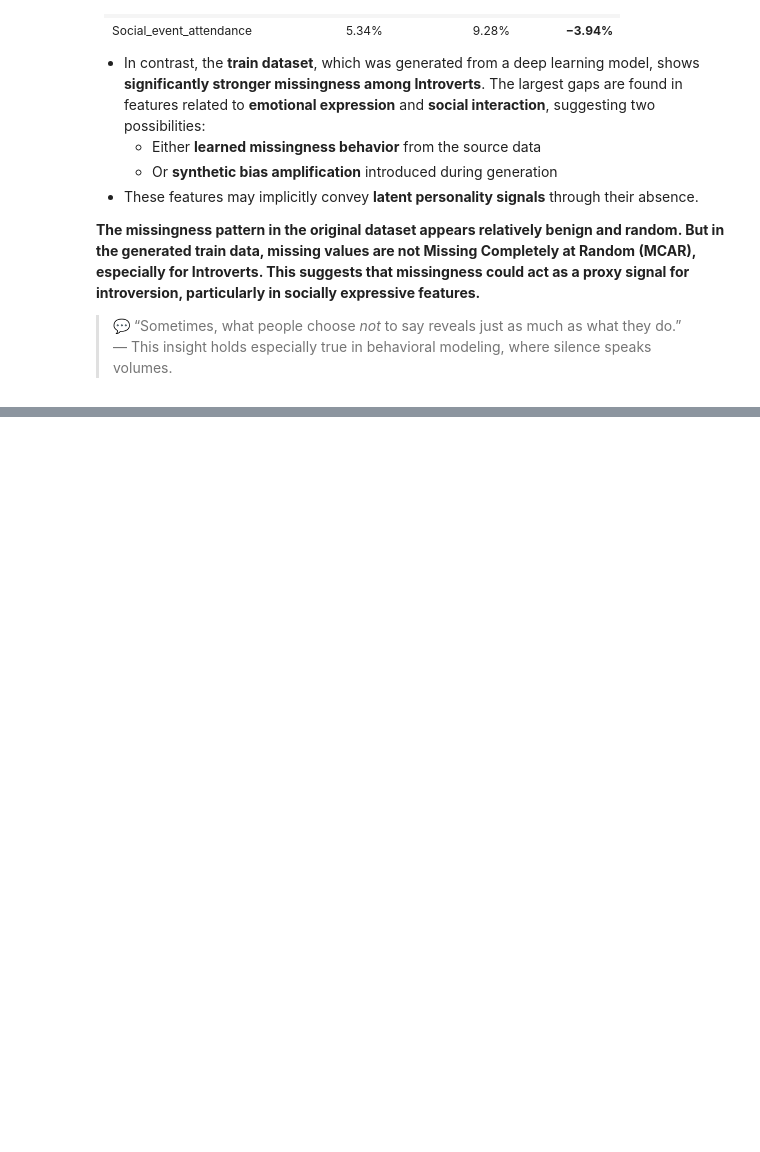
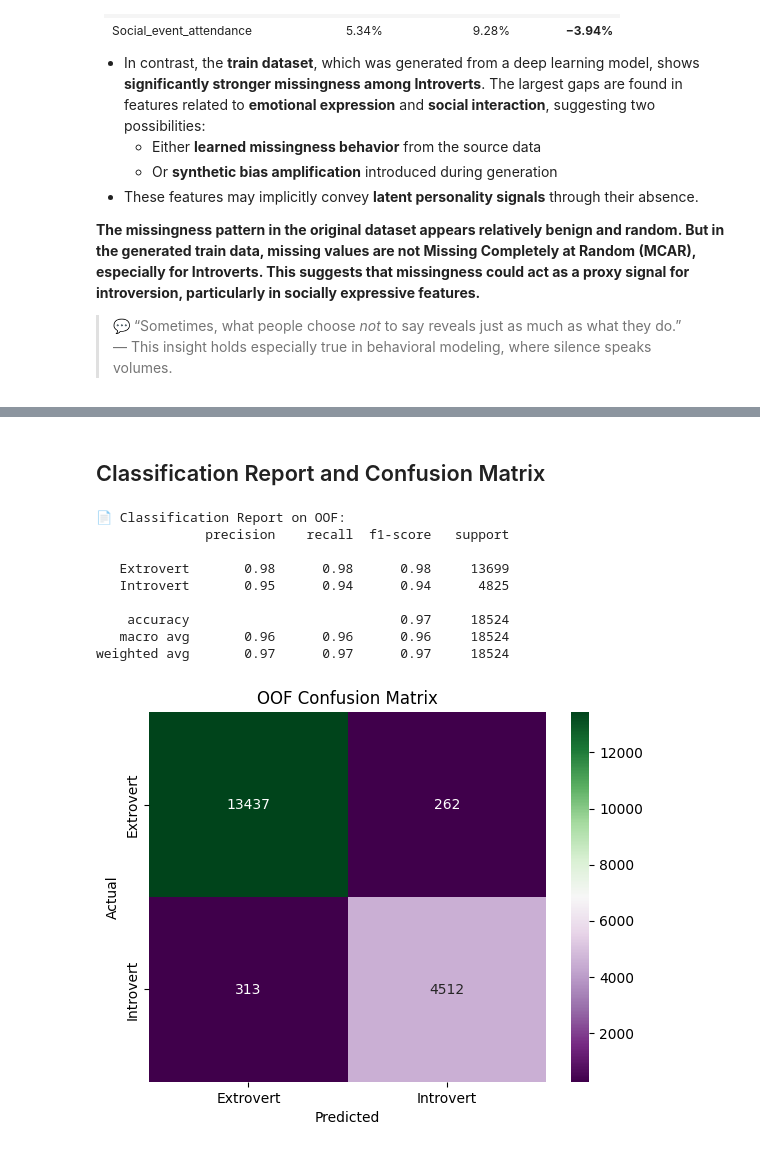
Before and after one commit to IsharaParanagamaGedara/SocialMind-Classifying-Personality-Traits, a Jupyter notebook: socialmind-classifying-personality-traits.ipynb, the cells around one changed output, grey strips where cells are left out. Drawn from its saved outputs; the diff is of its cells as text; code cells hidden in the pictures; blank space fills up the shorter version.

```diff
--- a/socialmind-classifying-personality-traits.ipynb
+++ b/socialmind-classifying-personality-traits.ipynb
@@ -1282,0 +1569,22 @@ Importantly, the competition datasets (both train and test) were generated by a
+# %% [markdown]
+## Classification Report and Confusion Matrix
+# %%
+print("\n📄 Classification Report on OOF:")
+print(classification_report(y, oof_preds.round(), target_names=le.classes_))
+sns.heatmap(confusion_matrix(y, oof_preds.round()), annot=True, fmt='d', cmap='PRGn',
+            xticklabels=le.classes_, yticklabels=le.classes_)
+plt.title("OOF Confusion Matrix")
+plt.xlabel("Predicted")
+plt.ylabel("Actual")
+plt.show()
+# %% [output]
+📄 Classification Report on OOF:
+              precision    recall  f1-score   support
+
+   Extrovert       0.98      0.98      0.98     13699
+   Introvert       0.95      0.94      0.94      4825
+
+    accuracy                           0.97     18524
+   macro avg       0.96      0.96      0.96     18524
+weighted avg       0.97      0.97      0.97     18524
+[figure, added]
```
Also changed, not shown: parts of 31 cells of this notebook.
